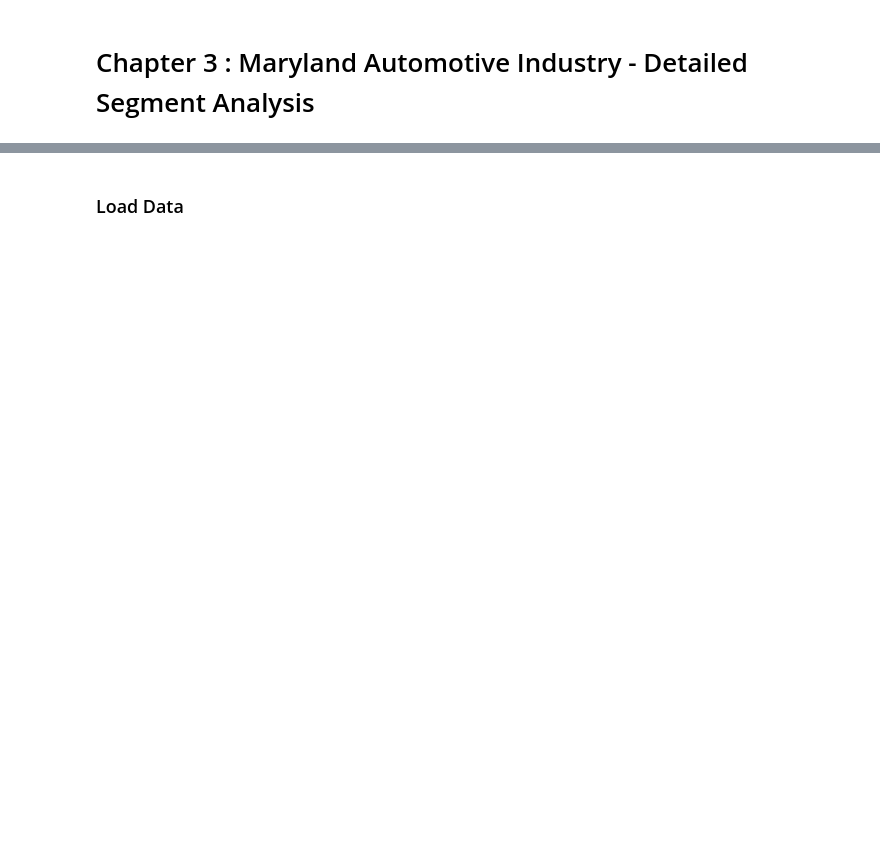
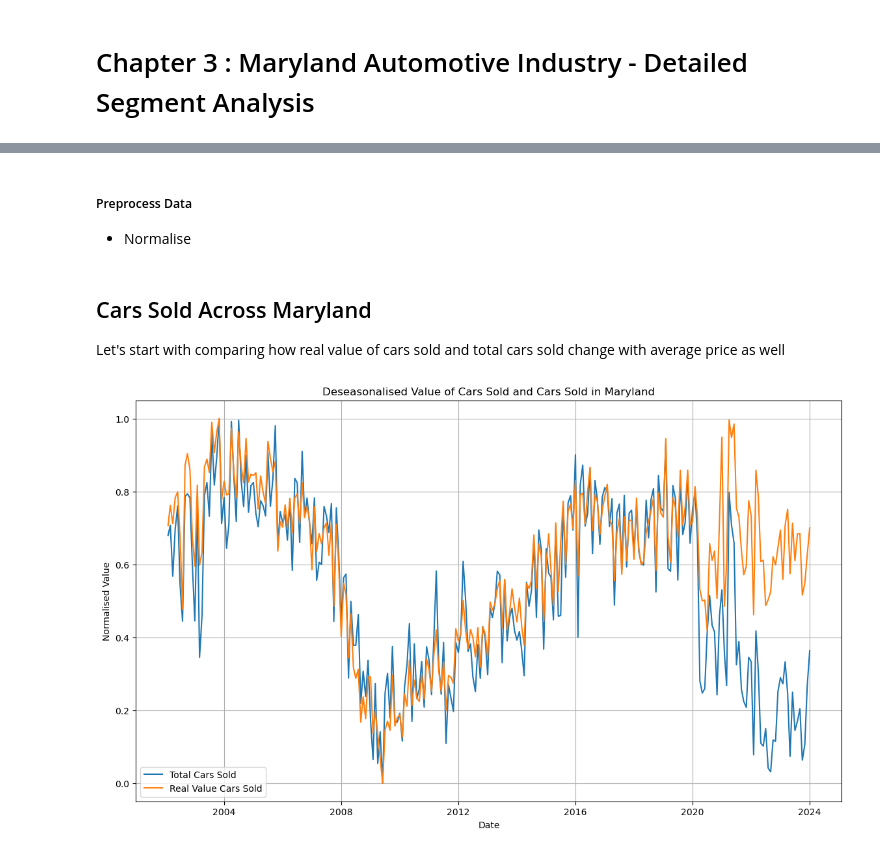
Before and after one commit to bennicholson2/Maryland-Automotive-Industry, a Jupyter notebook: analysis_chapters/03_macro_economics.ipynb, the cells around one changed output, grey strips where cells are left out. Cells and saved outputs as stored; diff of their text form; code cells hidden in the pictures; blank space fills up the shorter version.

```diff
--- a/analysis_chapters/03_macro_economics.ipynb
+++ b/analysis_chapters/03_macro_economics.ipynb
@@ -11 +10,5 @@ import matplotlib.pyplot as plt # for plotting graphs
+# %%
+# load in cyclical data
+cyclical_data = pd.read_csv('/Users/ben_nicholson/Visual_Code_Projects/Personal_Projects/Maryland Automotive Industry/preprocessed_datasets/seasonal_decomposition/cyclical_data.csv',index_col='date')
+cyclical_data.index = pd.to_datetime(cyclical_data.index)
 # %% [markdown]
@@ -13,2 +30,39 @@ import matplotlib.pyplot as plt # for plotting graphs
+# %%
+def plot_multiple_series_one_xvalues(xvalues, yvalues, labels, title, xlabel, ylabel, alpha=None):
+    plt.figure(figsize=(14, 8))
+
+    for i in range(len(labels)):
+        plt.plot(xvalues, yvalues[i], label=labels[i], alpha=alpha[i] if alpha else 1.0)
+
+    plt.title(title)
+    plt.xlabel(xlabel)
+    plt.ylabel(ylabel)
+    plt.legend()
+    plt.grid(True)
+    plt.show()
 # %% [markdown]
-### Load Data
+##### Preprocess Data
+- Normalise
+# %%
+def normalize_data(df_series):
+
+    # Find minimum and maximum values in the specified column
+    min_val = df_series.min()
+    max_val = df_series.max()
+
+    # Normalize the specified column
+    normalized_series = (df_series - min_val) / (max_val - min_val)
+
+    return normalized_series
+# %% [markdown]
+## Cars Sold Across Maryland
+Let's start with comparing how real value of cars sold and total cars sold change with average price as well
+# %%
+# normalise cyclical data
+normalise_cyclical_data = normalize_data(cyclical_data)
+# %%
+# plot multiple series
+plot_multiple_series_one_xvalues(cyclical_data.index,[normalise_cyclical_data['total_cars_sold'],normalise_cyclical_data['real_value_cars_sold']],
+                                 ['Total Cars Sold','Real Value Cars Sold'],'Deseasonalised Value of Cars Sold and Cars Sold in Maryland','Date','Normalised Value')
+# %% [output]
+[figure, added]
```
Also changed, not shown: parts of 23 cells of this notebook, 9 other files.
